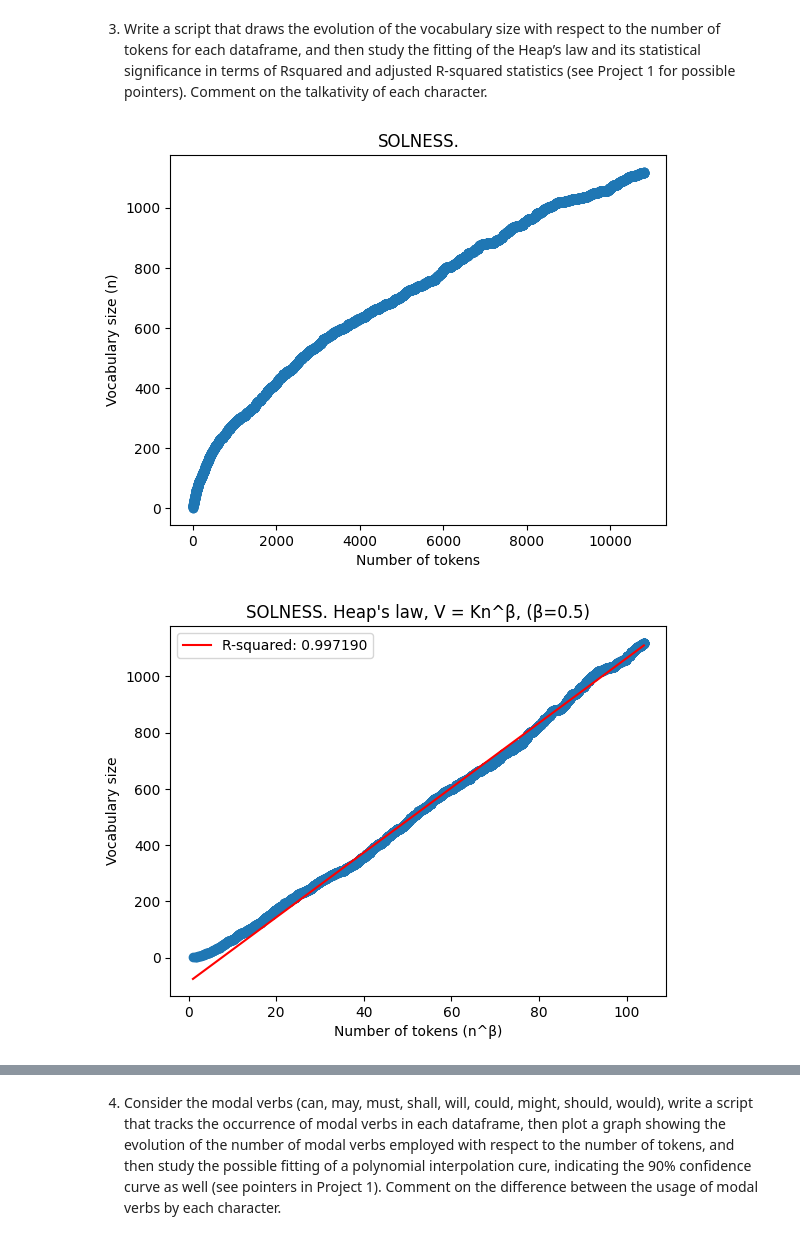
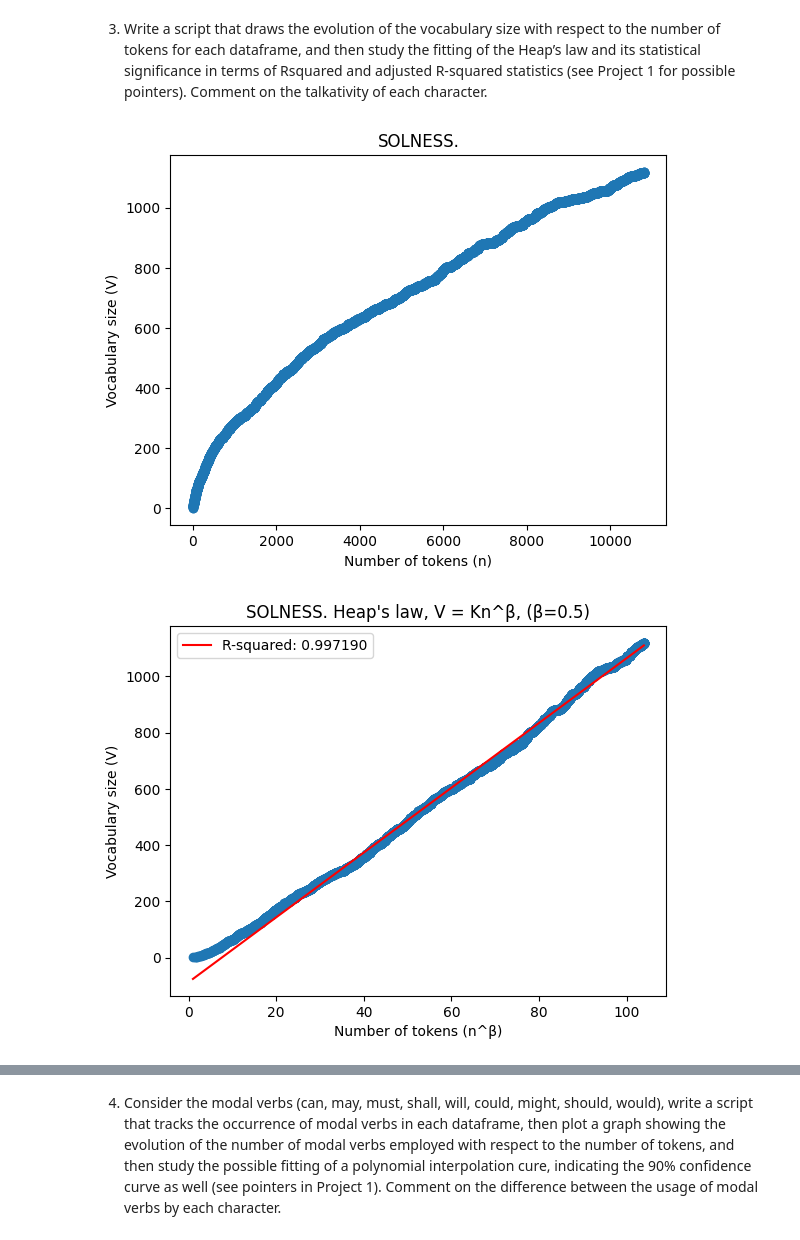
Before and after one commit to msirvio/NLP-Project, a Jupyter notebook: NovelAnalysis.ipynb, the cells around one changed output, grey strips where cells are left out. Cells and saved outputs as stored; diff of their text form; code cells hidden in the pictures.

Commit message:
Task 3 Graph fix

```diff
--- a/NovelAnalysis.ipynb
+++ b/NovelAnalysis.ipynb
@@ -279,35 +279,35 @@ for character in characters:
         if new_value == 0:
             unique_tokens += 1
         vocabulary[lem_token] = new_value + 1
 
         cumulative_vocabulary_size.append(unique_tokens)
 
     # Plots
     x = number_of_tokens
     y = cumulative_vocabulary_size
     #plt.subplot(1, 2, 1)
     plt.scatter(x, y)
     plt.title(character)
-    plt.xlabel('Number of tokens')
-    plt.ylabel('Vocabulary size (n)')
+    plt.xlabel('Number of tokens (n)')
+    plt.ylabel('Vocabulary size (V)')
     plt.show()
 
     # Heap's law
     beta = 0.5
     x = np.power(number_of_tokens, beta)
     y = np.power(cumulative_vocabulary_size, 1)
 
     # Fitted line and R-squared
     res = stats.linregress(x, y)
     plt.plot(x, res.intercept + res.slope*x, 'r', label=f'R-squared: {res.rvalue**2:.6f}')
 
     #plt.subplot(1, 2, 2)
     plt.scatter(x, y)
     plt.title(f'{character} Heap\'s law, V = Kn^β, (β={beta})')
     plt.xlabel('Number of tokens (n^β)')
-    plt.ylabel('Vocabulary size')
+    plt.ylabel('Vocabulary size (V)')
     plt.legend()
     plt.show()
 # %% [output]
-[figure, old version]
+[figure, new version]
-[figure, old version]
+[figure, new version]
```
Also changed, not shown: parts of 2 cells of this notebook.
